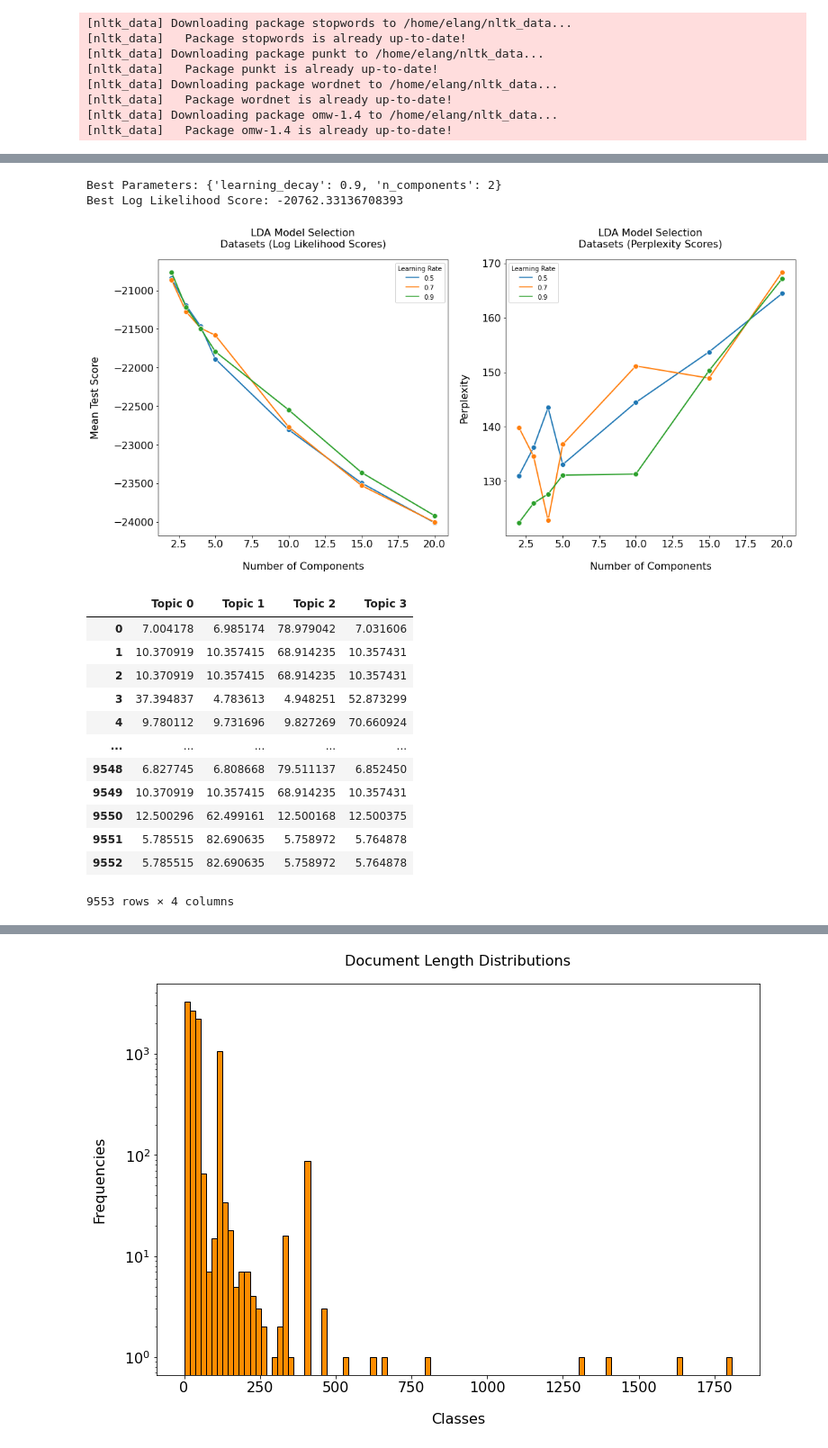
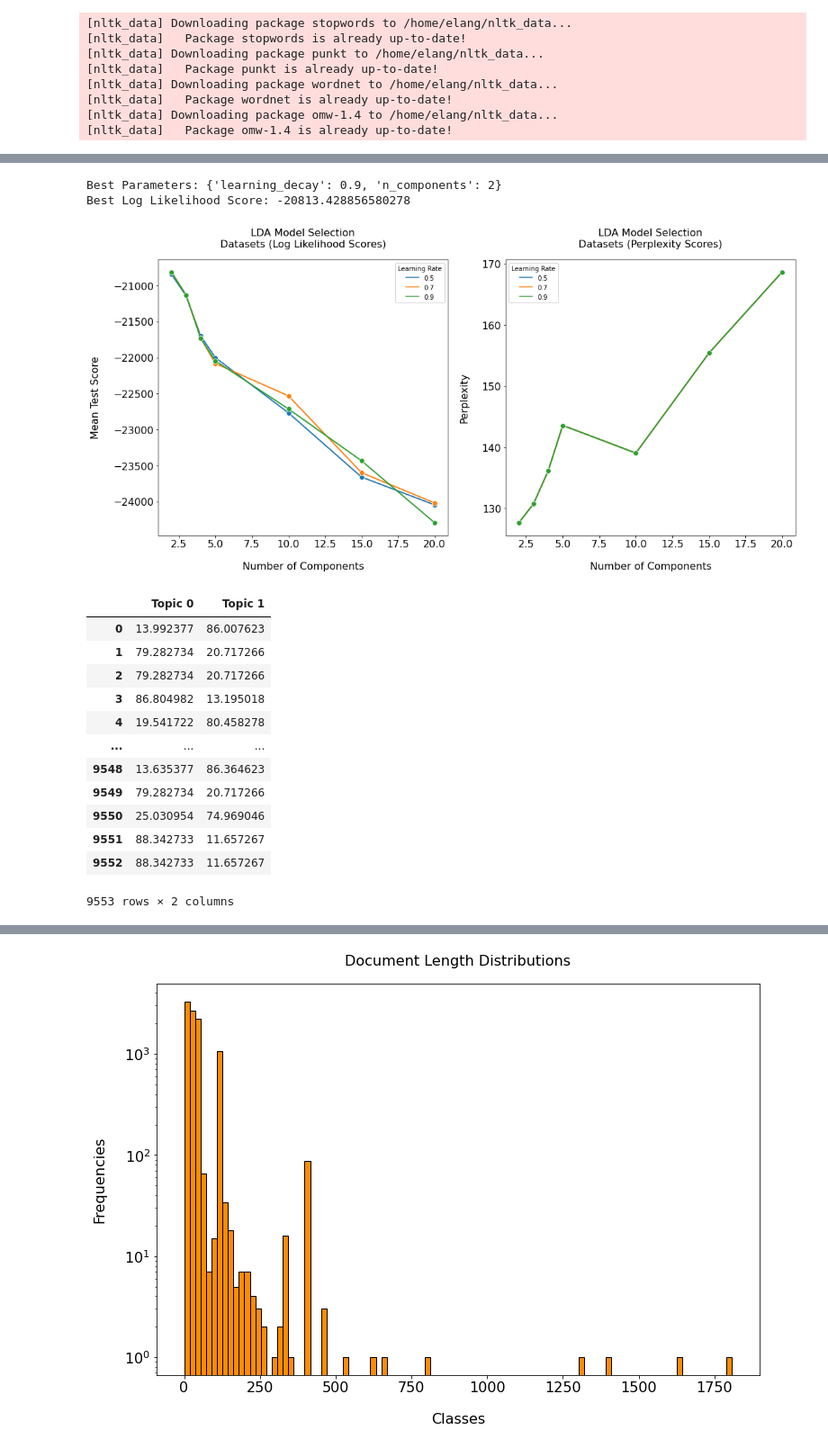
Before and after one commit to Elang89/hf-evolution, a Jupyter notebook: notebooks/dataset_topics.ipynb, the cells around one changed output, grey strips where cells are left out. Shown at 90% size. Cells and saved outputs as stored; diff of their text form; code cells hidden in the pictures.

```diff
--- a/notebooks/dataset_topics.ipynb
+++ b/notebooks/dataset_topics.ipynb
@@ -48,6 +53,8 @@ stop_words = set(nltk.corpus.stopwords.words("english"))
 # %%
 conn = create_engine('postgresql://root:password@localhost:5432/hf')
 # %%
-df = pd.read_sql_query("""SELECT DISTINCT ON (commit_hash) commit_message
+df = pd.read_sql_query("""SELECT DISTINCT ON (commit_hash) commit_message, commit_timestamp
     FROM hf_commits""", con=conn)
+
+df["commit_timestamp"] = pd.DatetimeIndex(df["commit_timestamp"]).to_period("M")
 # %%
@@ -68,24 +83,13 @@ vocab = vect.get_feature_names_out()
 # %%
 search_params = {"n_components": [2, 3, 4, 5, 10, 15, 20], "learning_decay": [0.5, 0.7, 0.9]}
 
-lda = LatentDirichletAllocation(
-    batch_size=128,
-    learning_method="online",
-    max_iter=10, n_jobs=1,
-    evaluate_every=1,
-    random_state=42
-)
+model = perform_grid_search(search_params, vect_text)
 
-model = GridSearchCV(cv=None, error_score="raise",
-                    estimator=lda, param_grid=search_params)
-model.fit(vect_text)
-
-best_lda_model = model.best_estimator_
 print(f"Best Parameters: {model.best_params_}")
 print(f"Best Log Likelihood Score: {model.best_score_}")
 # %% [output]
 Best Parameters: {'learning_decay': 0.9, 'n_components': 2}
-Best Log Likelihood Score: -20762.33136708393
+Best Log Likelihood Score: -20813.428856580278
 # %%
 models = calculate_perplexities(search_params, vect_text)
 models = sorted(models, key=lambda x: x["param_learning_decay"])
@@ -135,46 +139,48 @@ ax2.legend(title="Learning Rate", fancybox=True)
 ax2.set_xlabel("Number of Components", fontsize=fontsize, labelpad=pad)
 ax2.set_ylabel("Perplexity", fontsize=fontsize, labelpad=pad)
 ax2.tick_params(axis="both", labelsize=fontsize)
+
+fig.savefig("plots/RQ2/RQ2_ModelSelection.png", dpi=400, bbox_inches="tight")
 # %% [output]
-[figure, old version]
+[figure, new version]
 # %%
-lda_4_model = LatentDirichletAllocation(
-    n_components=4,
+lda_best_model = LatentDirichletAllocation(
+    n_components=2,
     learning_method="online",
     max_iter=10,
     n_jobs=1,
     evaluate_every=1,
-    learning_decay=0.7,
+    learning_decay=0.9,
     random_state=42
 )
 
-lda_4_topics = lda_4_model.fit_transform(vect_text)
+lda_best_topics = lda_best_model.fit_transform(vect_text)
 # %%
-cols = ["Topic 0", "Topic 1", "Topic 2", "Topic 3"]
+cols = ["Topic 0", "Topic 1"]
 values = []
 
-for document_num, document in enumerate(lda_4_topics):
+for document_num, document in enumerate(lda_best_topics):
     current_val = []
     for i,topic in enumerate(document):
         topic_percentage = topic * 100
         current_val.append(topic_percentage)
     values.append(current_val)
 
 document_matrix = pd.DataFrame(values, columns=cols)
 document_matrix
 # %% [output]
-|  | Topic 0 | Topic 1 | Topic 2 | Topic 3 |
-| 0 | 7.004178 | 6.985174 | 78.979042 | 7.031606 |
-| 1 | 10.370919 | 10.357415 | 68.914235 | 10.357431 |
-| 2 | 10.370919 | 10.357415 | 68.914235 | 10.357431 |
-| 3 | 37.394837 | 4.783613 | 4.948251 | 52.873299 |
-| 4 | 9.780112 | 9.731696 | 9.827269 | 70.660924 |
-| ... | ... | ... | ... | ... |
-| 9548 | 6.827745 | 6.808668 | 79.511137 | 6.852450 |
-| 9549 | 10.370919 | 10.357415 | 68.914235 | 10.357431 |
-| 9550 | 12.500296 | 62.499161 | 12.500168 | 12.500375 |
-| 9551 | 5.785515 | 82.690635 | 5.758972 | 5.764878 |
-| 9552 | 5.785515 | 82.690635 | 5.758972 | 5.764878 |
+|  | Topic 0 | Topic 1 |
+| 0 | 13.992377 | 86.007623 |
+| 1 | 79.282734 | 20.717266 |
+| 2 | 79.282734 | 20.717266 |
+| 3 | 86.804982 | 13.195018 |
+| 4 | 19.541722 | 80.458278 |
+| ... | ... | ... |
+| 9548 | 13.635377 | 86.364623 |
+| 9549 | 79.282734 | 20.717266 |
+| 9550 | 25.030954 | 74.969046 |
+| 9551 | 88.342733 | 11.657267 |
+| 9552 | 88.342733 | 11.657267 |
-9553 rows × 4 columns
+9553 rows × 2 columns
 # %%
 document_matrix = extract_dominant_topics(
```
Also changed, not shown: parts of 12 cells of this notebook, 11 other files.
